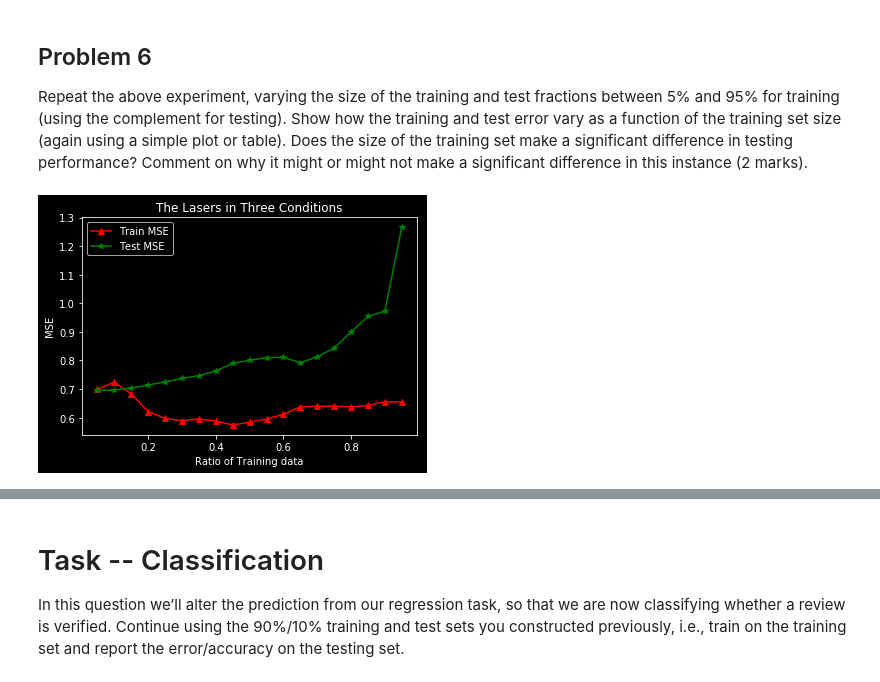
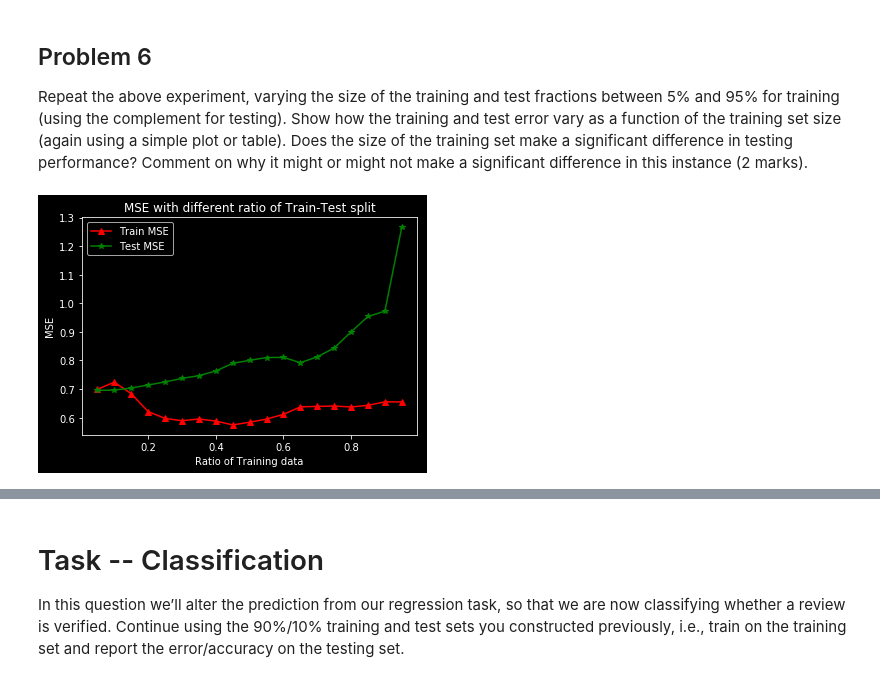
Before and after one commit to Rshcaroline/UCSD-CSE258-Web-Mining-and-Recommender-Systems, a Jupyter notebook: Homework1/homework1.ipynb, the cells around one changed output, grey strips where cells are left out. Drawn from its saved outputs; the diff is of its cells as text; code cells hidden in the pictures.

```diff
--- a/Homework1/homework1.ipynb
+++ b/Homework1/homework1.ipynb
@@ -22,10 +13,11 @@ import matplotlib.pyplot as plt
 import numpy as np
 import pandas as pd
 
-# read data
-data = pd.read_csv('./Homework1/amazon_reviews_us_Gift_Card_v1_00.tsv', delimiter='\t').dropna()
-plt.hist(data['star_rating'], bins=[0,1,2,3,4,5,6],rwidth=0.8)
-plt.xticks(range(0, 7))
-plt.ylabel('Number of rating')
-plt.show()
+# read data and drop NA
+data = pd.read_csv('./Homework1/amazon_reviews_us_Gift_Card_v1_00.tsv', delimiter='\t')
+print("# of Rows before drop NA value: ")
+print(len(data))
+data = data.dropna()
+print("# of Rows after drop NA value: ")
+print(len(data))
 # %% [output]
@@ -32,0 +36,3 @@ plt.show()
+# %%
+for i in range(1, 6):
+    print("The percent of %1d-star: %.1f%%" % (i, (len(data[data['star_rating']==i])/len(data)*100)))
@@ -48,8 +64,9 @@ def myRegression(featureNames, labelName, data):
     X, y = data[featureNames], data[labelName]
     theta, residuals, rank, s = np.linalg.lstsq(X, y)
     MSE = ((y - np.dot(X, theta))**2).mean()
-    print("Theta: ", theta)
-    print("MSE: ", MSE)
+    for i in range(len(theta)):
+        print("Theta%1d: %.5f" % (i, theta[i]))
+    print("MSE: %.3f" % MSE)
 
 featureNames = ['theta_zero', 'verified_purchase_int', 'review_body_length']
 labelName = 'star_rating'
@@ -82,13 +118,13 @@ def myRegression(featureNames, labelName, dataTrain, dataTest):
     theta, residuals, rank, s = np.linalg.lstsq(X, y)
     print("================ Training ================")
     MSE = ((y - np.dot(X, theta))**2).mean()
-    print("Theta: ", theta)
-    print("MSE: ", MSE)
+    for i in range(len(theta)):
+        print("Theta%1d: %.5f" % (i, theta[i]))
+    print("MSE: %.3f" % MSE)
     print("================ Testing ================")
     X, y = dataTest[featureNames], dataTest[labelName]
     MSE = ((y - np.dot(X, theta))**2).mean()
-    print("Theta: ", theta)
-    print("MSE: ", MSE)
+    print("MSE: %.3f" % MSE)
 
 def trainByRatio(ratio, data, featureNames, labelName):
     train = data[:int(len(data)*ratio)]
@@ -118,32 +154,32 @@ def myRegression(featureNames, labelName, dataTrain, dataTest, trainMSE, testMSE
     # Training
     X, y = dataTrain[featureNames], dataTrain[labelName]
     theta, residuals, rank, s = np.linalg.lstsq(X, y)
     MSE = ((y - np.dot(X, theta))**2).mean()
     trainMSE.append(MSE)
     # Testing
     X, y = dataTest[featureNames], dataTest[labelName]
     MSE = ((y - np.dot(X, theta))**2).mean()
     testMSE.append(MSE)
 
 def trainByRatio(ratio, data, featureNames, labelName, trainMSE, testMSE):
     train = data[:int(len(data)*ratio)]
     test = data[int(len(data)*ratio):]
     myRegression(featureNames, labelName, train, test, trainMSE, testMSE)
 
 trainMSE, testMSE = [], []
 # ratio from 5% to 95%, step by 5%
 ratios = [i/100 for i in list(range(5, 100, 5))]
 
 for ratio in ratios:
     trainByRatio(ratio, data, featureNames, labelName, trainMSE, testMSE)
 
 # plot a graph
 plt.plot(ratios, trainMSE, 'r^-', label='Train MSE')
 plt.plot(ratios, testMSE, 'g*-', label='Test MSE')
-plt.title('The Lasers in Three Conditions')
+plt.title('MSE with different ratio of Train-Test split')
 plt.xlabel('Ratio of Training data')
 plt.ylabel('MSE')
 plt.legend()
 plt.show()
 # %% [output]
-[figure, old version]
+[figure, new version]
```
Also changed, not shown: parts of 18 cells of this notebook, 16 other files.
